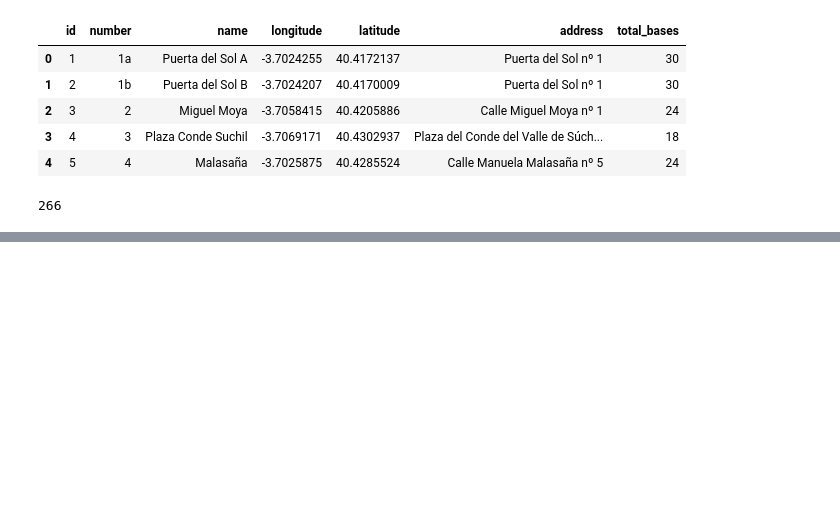
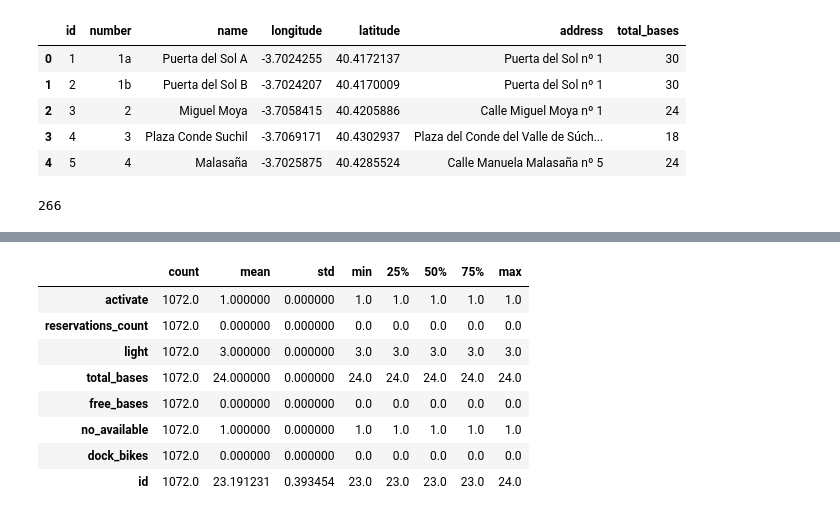
Before and after one commit to AaronNebreda/biciMAD_analysis, a Jupyter notebook: src/Untitled.ipynb, the cells around one changed output, grey strips where cells are left out. Cells and saved outputs as stored; diff of their text form; code cells hidden in the pictures; blank space fills up the shorter version.

```diff
--- a/src/Untitled.ipynb
+++ b/src/Untitled.ipynb
@@ -225,0 +229,2 @@ ya tenemos todas las estaciones en un dataFrame, como tiene coordendas vamos a d
+# %%
+estaciones1 = pd.read_csv(r'..\data\\estatic.csv')
@@ -226,3 +240,15 @@ ya tenemos todas las estaciones en un dataFrame, como tiene coordendas vamos a d
+# %%
+estaciones1[(estaciones1.id == 23) | (estaciones1.id == 24)].describe().T
+# %% [output]
+|  | count | mean | std | min | 25% | 50% | 75% | max |
+| activate | 1072.0 | 1.000000 | 0.000000 | 1.0 | 1.0 | 1.0 | 1.0 | 1.0 |
+| reservations_count | 1072.0 | 0.000000 | 0.000000 | 0.0 | 0.0 | 0.0 | 0.0 | 0.0 |
+| light | 1072.0 | 3.000000 | 0.000000 | 3.0 | 3.0 | 3.0 | 3.0 | 3.0 |
+| total_bases | 1072.0 | 24.000000 | 0.000000 | 24.0 | 24.0 | 24.0 | 24.0 | 24.0 |
+| free_bases | 1072.0 | 0.000000 | 0.000000 | 0.0 | 0.0 | 0.0 | 0.0 | 0.0 |
+| no_available | 1072.0 | 1.000000 | 0.000000 | 1.0 | 1.0 | 1.0 | 1.0 | 1.0 |
+| dock_bikes | 1072.0 | 0.000000 | 0.000000 | 0.0 | 0.0 | 0.0 | 0.0 | 0.0 |
+| id | 1072.0 | 23.191231 | 0.393454 | 23.0 | 23.0 | 23.0 | 23.0 | 24.0 |
 # %%
 estaciones = gpd.GeoDataFrame(
     estaciones1, geometry=gpd.points_from_xy(estaciones1.longitude, estaciones1.latitude), crs = 'EPSG:4326')
```
Also changed, not shown: parts of 66 cells of this notebook, 1 other file.
